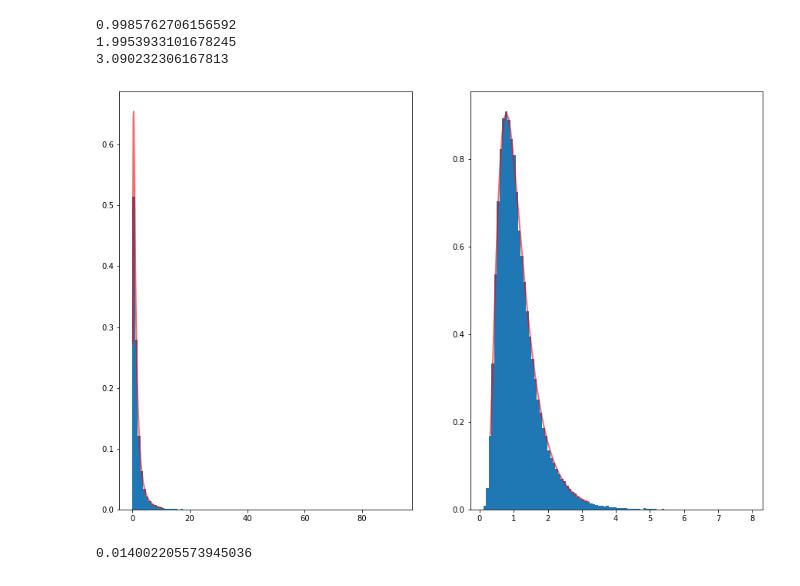
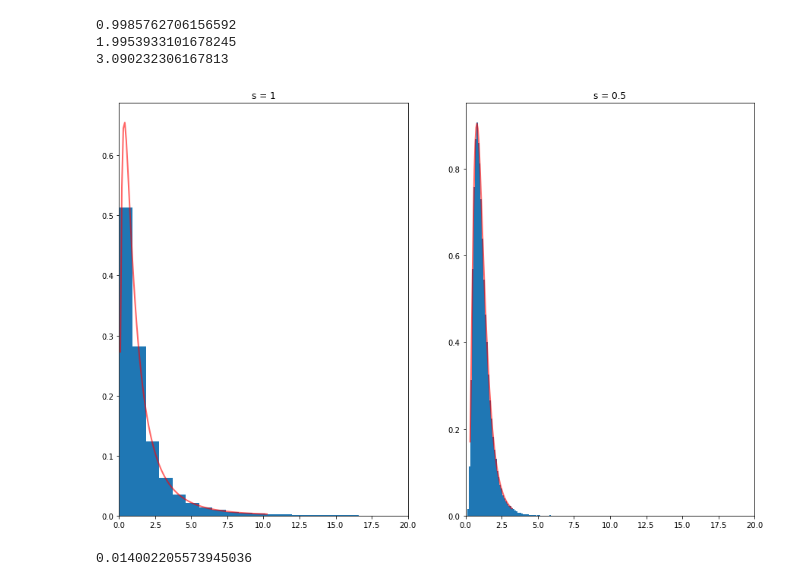
Before and after one commit to StLee314/Phys-434-Fall-2021, a Jupyter notebook: Lab1.ipynb, the cells around one changed output. Cells and saved outputs as stored; diff of their text form; code cells hidden in the pictures.

```diff
--- a/Lab1.ipynb
+++ b/Lab1.ipynb
@@ -46,25 +53,30 @@ print(z)
 # %%
 #2B
 d = stats.lognorm.rvs(s = 1, size = 100000)
 fig, ax = plt.subplots(1, 2)
 s = 1
 x = np.linspace(stats.lognorm.ppf(0.01, s),
                 stats.lognorm.ppf(0.99, s), 100)
+ax[0].set_xlim([0,20])
+ax[0].set_title('s = 1')
 ax[0].hist(d, 100, density=True)
 ax[0].plot(x, stats.lognorm.pdf(x,s),
        'r-', lw=2, alpha = 0.6)
 
 d2 = stats.lognorm.rvs(s = .5, size = 100000)
 s2 = .5
 x = np.linspace(stats.lognorm.ppf(.01, s2),
                 stats.lognorm.ppf(.99, s2))
+ax[1].set_xlim([0,20])
+ax[1].set_title('s = 0.5')
 ax[1].hist(d2,100, density=True)
 ax[1].plot(x, stats.lognorm.pdf(x,s2),
        'r-', lw=2, alpha = 0.6)
 plt.show()
 
-# A lognormal distribution needs x > 1 and s > 1. As s decreases, the width of the probability distribution increases.
+# A lognormal distribution needs x > 0 (because log(x) must be positive) and s > 1.
+# As s decreases, the width of the probability distribution increases.
 # %% [output]
-[figure, old version]
+[figure, new version]
 # %%
 #3
```
Also changed, not shown: parts of 9 cells of this notebook.
